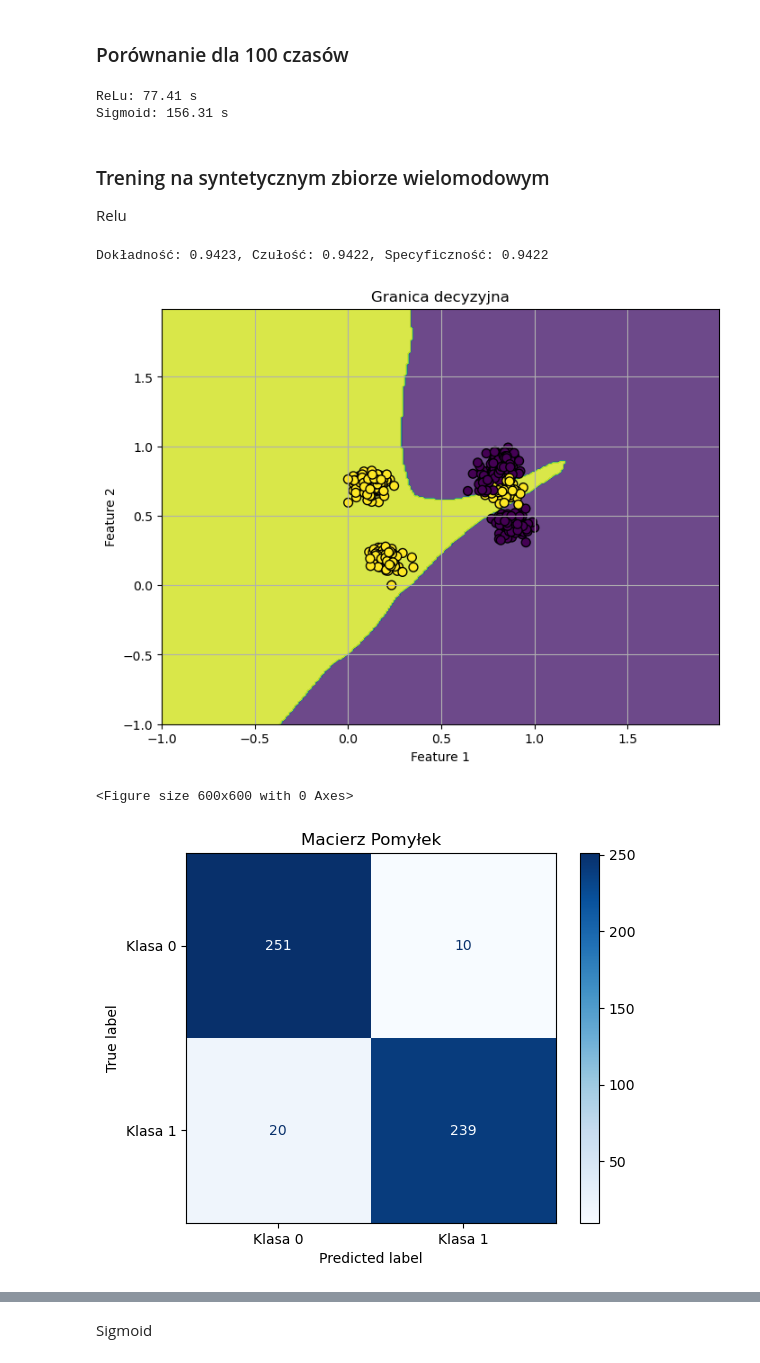
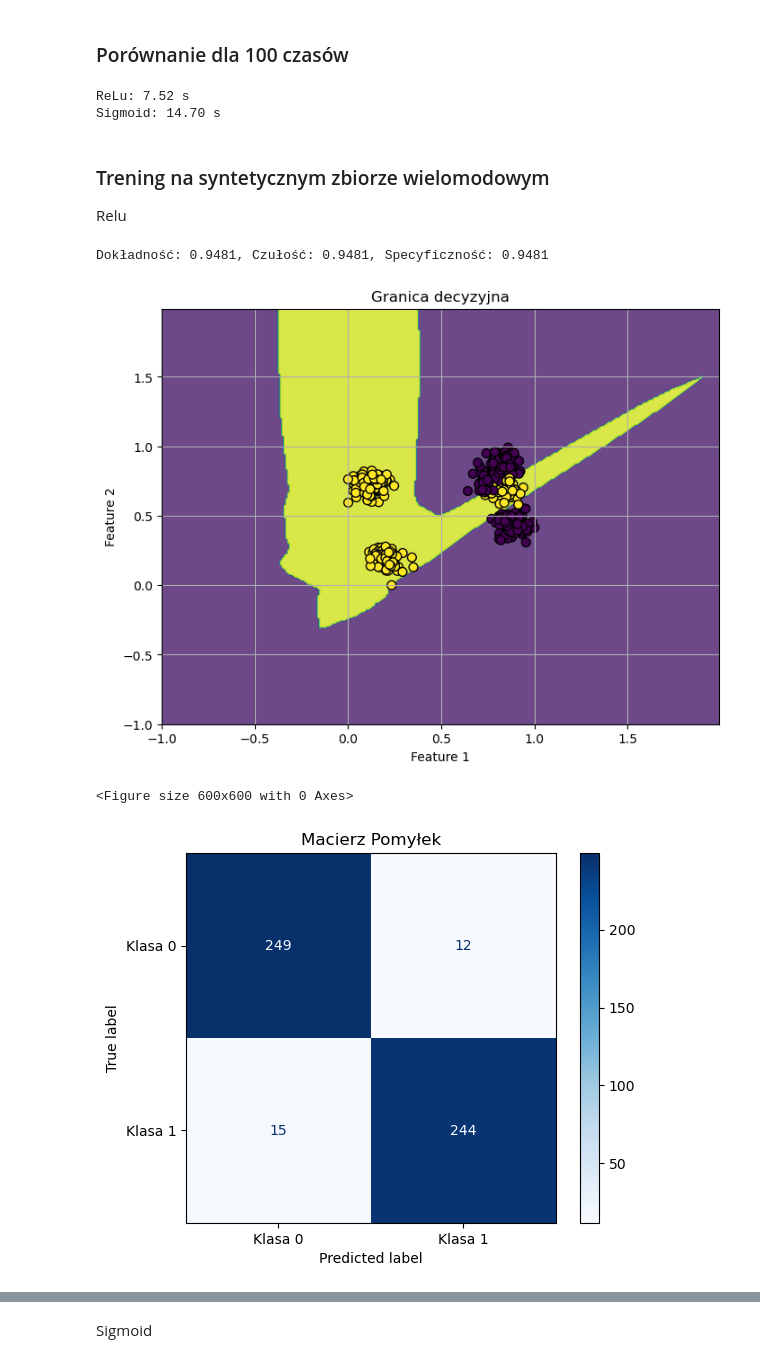
Before and after one commit to Lecrut/ai-ml_studies, a Jupyter notebook: pum/8_259199_Filip_Lecrut.ipynb, the cells around one changed output, grey strips where cells are left out. Cells and saved outputs as stored; diff of their text form; code cells hidden in the pictures.

```diff
--- a/pum/8_259199_Filip_Lecrut.ipynb
+++ b/pum/8_259199_Filip_Lecrut.ipynb
@@ -83,16 +83,25 @@ def plot_decision_boundary(model, X, y, title="Decision Boundary"):
 class Layer:
     def __init__(self, n_inputs, n_outputs, activation='relu'):
         self.w = np.random.randn(n_inputs, n_outputs) * np.sqrt(2 / n_inputs)
-        self.b = np.random.rand(1, n_outputs)
+        self.b = np.zeros((1, n_outputs))
         self.activation = activation
 
     def activate(self, x):
         self.z = x @ self.w + self.b
         if self.activation == 'relu':
-            self.a =  np.maximum(0, self.z)
+            self.a = np.maximum(0, self.z)
+
         elif self.activation == 'sigmoid':
-            self.a =  1 / (1 + np.exp(-self.z))
+            z_clip = np.clip(self.z, -500, 500)
+            self.a = 1 / (1 + np.exp(-z_clip))
+
+        elif self.activation == 'softmax':
+            z_stable = self.z - np.max(self.z, axis=1, keepdims=True)
+            exp_z = np.exp(z_stable)
+            self.a = exp_z / np.sum(exp_z, axis=1, keepdims=True)
+
         return self.a
+
 
     def activation_derivative(self, x):
         if self.activation == 'relu':
@@ -184,38 +193,38 @@ blobs: (2079, 2) (2079,) (520, 2) (520,)
 # %%
 start_time = time.time()
 for _ in range(100):
-    net = NeuralNet(layers_dims=[2, 10, 10, 2], lr=0.01, epochs=1000, activation='relu')
+    net = NeuralNet(layers_dims=[2, 10, 10, 2], lr=0.001, epochs=100, activation='relu')
     net.train(X_blobs_train, y_blobs_train)
 end_time = time.time()
 print(f"ReLu: {end_time - start_time:.2f} s")
 
 start_time = time.time()
 for _ in range(100):
-    net = NeuralNet(layers_dims=[2, 10, 10, 2], lr=0.01, epochs=1000, activation='sigmoid')
+    net = NeuralNet(layers_dims=[2, 10, 10, 2], lr=0.001, epochs=100, activation='sigmoid')
     net.train(X_blobs_train, y_blobs_train)
 end_time = time.time()
 print(f"Sigmoid: {end_time - start_time:.2f} s")
 # %% [output]
-ReLu: 77.41 s
-Sigmoid: 156.31 s
+ReLu: 7.52 s
+Sigmoid: 14.70 s
 # %% [markdown]
 ### Trening na syntetycznym zbiorze wielomodowym
 
 Relu
 # %%
-net = NeuralNet(layers_dims=[2, 32, 32, 16, 2], lr=0.01, epochs=2000, activation='relu')
+net = NeuralNet(layers_dims=[2, 32, 32, 16, 2], lr=0.01, epochs=5000, activation='relu')
 net.train(X_blobs_train, y_blobs_train)
 
 y_pred = net.predict(X_blobs_test)
 acc = accuracy_score(y_blobs_test, y_pred)
 
 accuracy, sensitivity, specificity = calculate_metrics(y_blobs_test, y_pred)
 print(f"Dokładność: {acc:.4f}, Czułość: {sensitivity:.4f}, Specyficzność: {specificity:.4f}")
 plot_decision_boundary(net, X_blobs_test, y_blobs_test, title="Granica decyzyjna")
 plot_confusion_matrix(y_blobs_test, y_pred, labels=["Klasa 0", "Klasa 1"])
 plot_roc_curve(y_blobs_test, y_pred)
 # %% [output]
-Dokładność: 0.9423, Czułość: 0.9422, Specyficzność: 0.9422
+Dokładność: 0.9481, Czułość: 0.9481, Specyficzność: 0.9481
-[figure, old version]
+[figure, new version]
 <Figure size 600x600 with 0 Axes>
-[figure, old version]
+[figure, new version]
```
Also changed, not shown: parts of 4 cells of this notebook, 1 other file.
